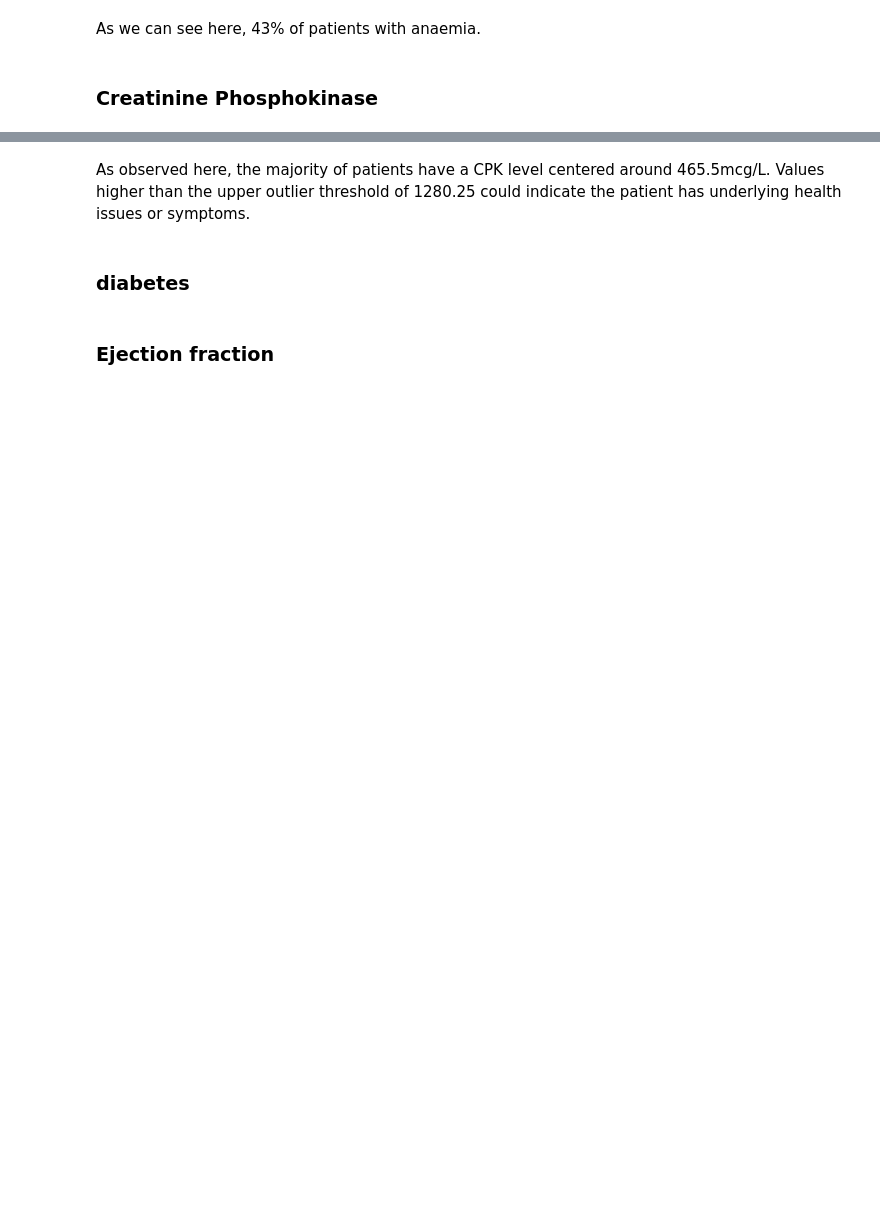
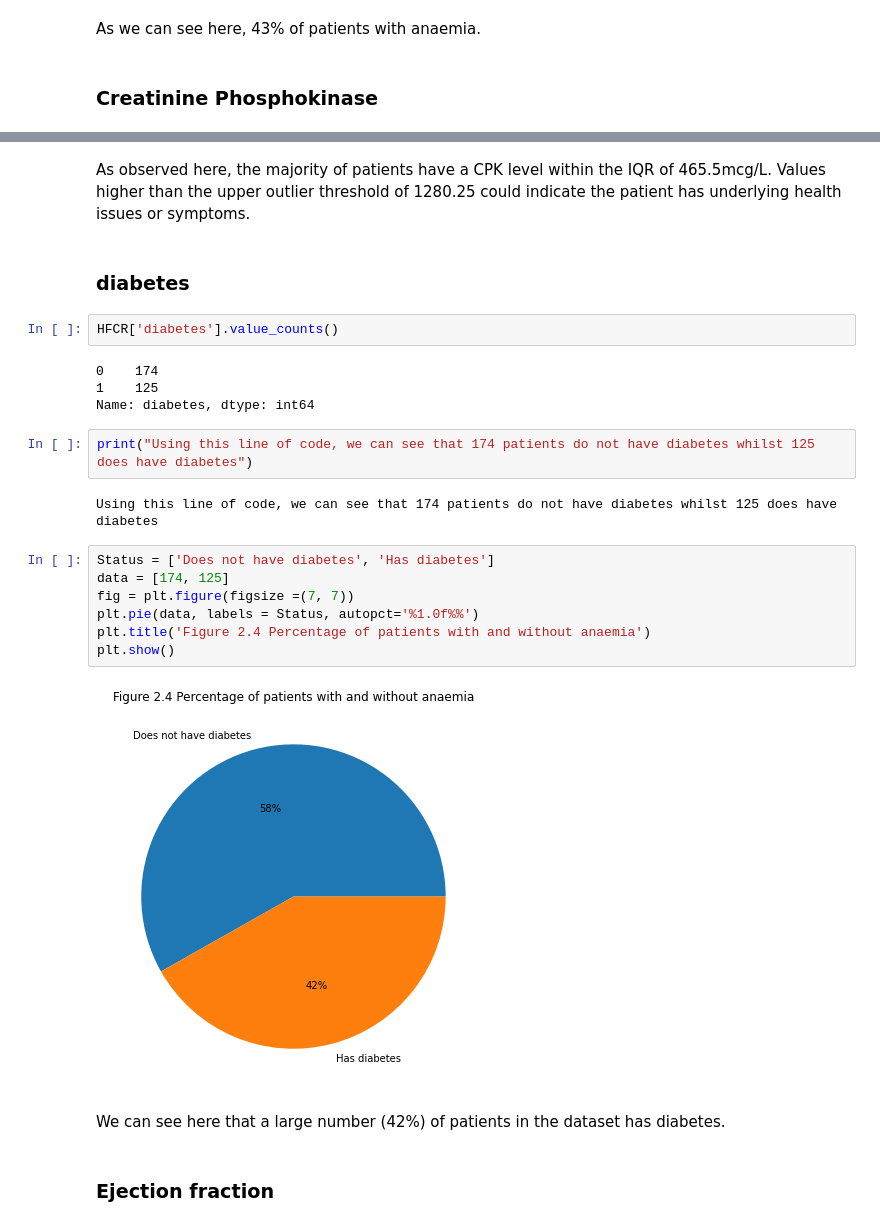
Before and after one commit to Ghost-Recon131/PDS-Assignment2, a Jupyter notebook: assignment2.ipynb, the cells around one changed output, grey strips where cells are left out. Saved outputs shown, nothing was run; the diff lists cells and outputs as text; blank space fills up the shorter version.

```diff
--- a/assignment2.ipynb
+++ b/assignment2.ipynb
@@ -484,9 +506,30 @@ plt.show;
 # %% [output]
 [figure]
 # %% [markdown]
-As observed here, the majority of patients have a CPK level centered around 465.5mcg/L. Values higher than the upper
+As observed here, the majority of patients have a CPK level within the IQR of 465.5mcg/L. Values higher than the upper
 outlier threshold of 1280.25 could indicate the patient has underlying health issues or symptoms.
 # %% [markdown]
 ### diabetes
+# %%
+HFCR['diabetes'].value_counts()
+# %% [output]
+0    174
+1    125
+Name: diabetes, dtype: int64
+# %%
+print("Using this line of code, we can see that 174 patients do not have diabetes whilst 125 does have diabetes")
+# %% [output]
+Using this line of code, we can see that 174 patients do not have diabetes whilst 125 does have diabetes
+# %%
+Status = ['Does not have diabetes', 'Has diabetes']
+data = [174, 125]
+fig = plt.figure(figsize =(7, 7))
+plt.pie(data, labels = Status, autopct='%1.0f%%')
+plt.title('Figure 2.4 Percentage of patients with and without anaemia')
+plt.show()
+# %% [output]
+[figure, added]
+# %% [markdown]
+We can see here that a large number (42%) of patients in the dataset has diabetes.
 # %% [markdown]
 ### Ejection fraction
```
Also changed, not shown: parts of 14 cells of this notebook.
